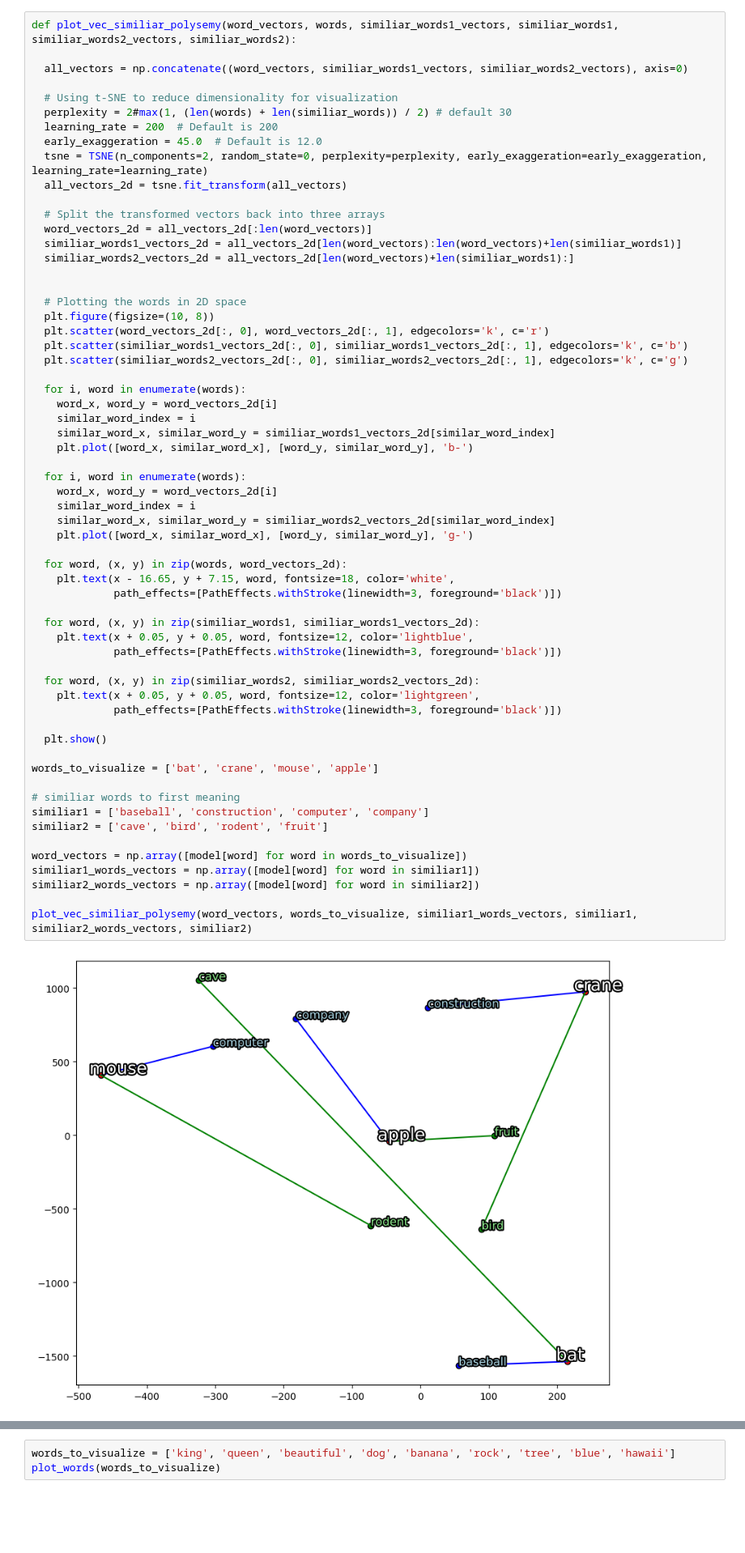
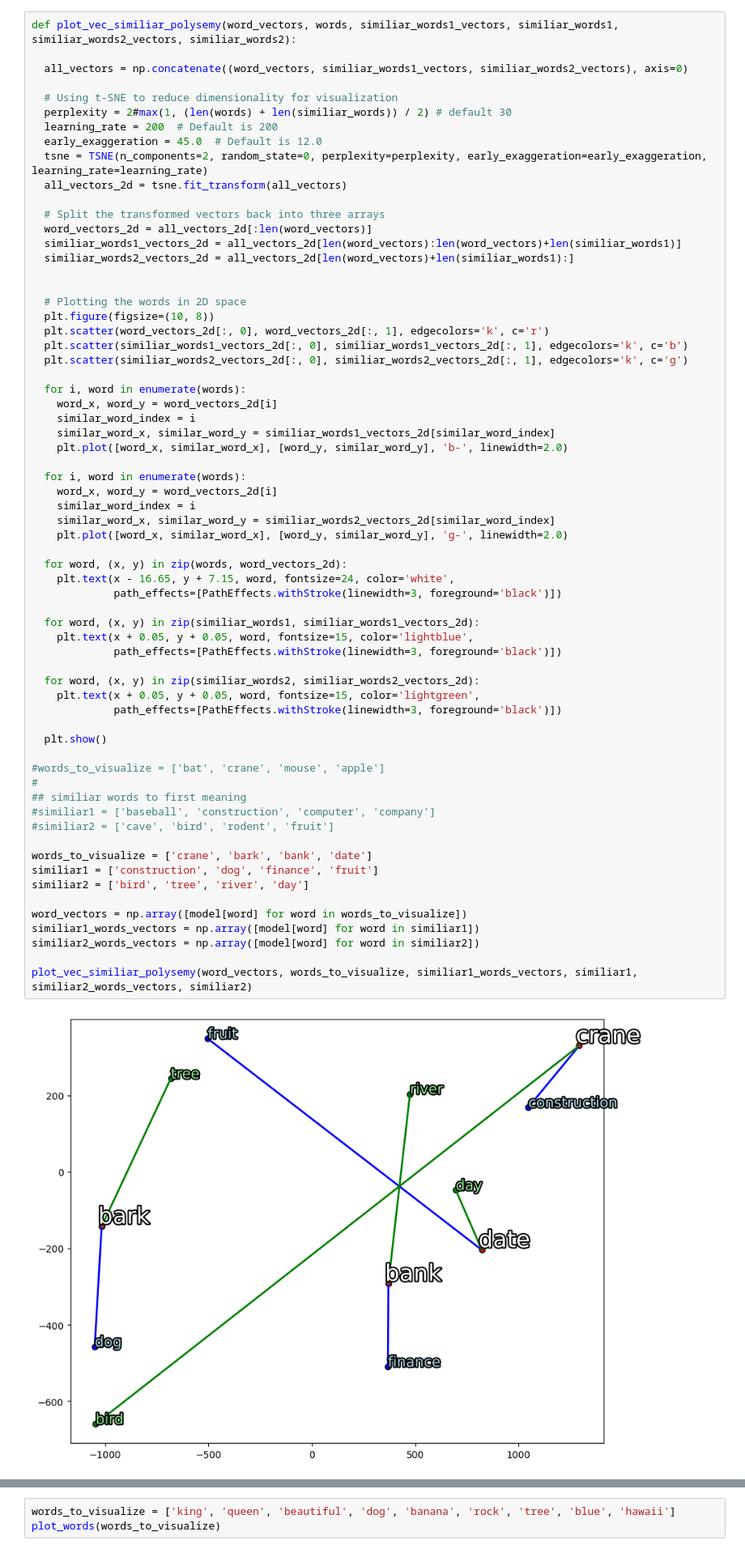
Before and after one commit to lettucegoblin/Machine-Learning-Illustrated-Examples, a Jupyter notebook: Exploring higher dimensional visualization.ipynb, the cells around one changed output, grey strips where cells are left out. Shown at 81% size. Saved outputs shown, nothing was run; the diff lists cells and outputs as text; blank space fills up the shorter version.

```diff
--- a/Exploring higher dimensional visualization.ipynb
+++ b/Exploring higher dimensional visualization.ipynb
@@ -177,43 +177,47 @@ def plot_vec_similiar_polysemy(word_vectors, words, similiar_words1_vectors, sim
 
   for i, word in enumerate(words):
     word_x, word_y = word_vectors_2d[i]
     similar_word_index = i
     similar_word_x, similar_word_y = similiar_words1_vectors_2d[similar_word_index]
-    plt.plot([word_x, similar_word_x], [word_y, similar_word_y], 'b-')
+    plt.plot([word_x, similar_word_x], [word_y, similar_word_y], 'b-', linewidth=2.0)
 
   for i, word in enumerate(words):
     word_x, word_y = word_vectors_2d[i]
     similar_word_index = i
     similar_word_x, similar_word_y = similiar_words2_vectors_2d[similar_word_index]
-    plt.plot([word_x, similar_word_x], [word_y, similar_word_y], 'g-')
+    plt.plot([word_x, similar_word_x], [word_y, similar_word_y], 'g-', linewidth=2.0)
 
   for word, (x, y) in zip(words, word_vectors_2d):
-    plt.text(x - 16.65, y + 7.15, word, fontsize=18, color='white',
+    plt.text(x - 16.65, y + 7.15, word, fontsize=24, color='white',
              path_effects=[PathEffects.withStroke(linewidth=3, foreground='black')])
 
   for word, (x, y) in zip(similiar_words1, similiar_words1_vectors_2d):
-    plt.text(x + 0.05, y + 0.05, word, fontsize=12, color='lightblue',
+    plt.text(x + 0.05, y + 0.05, word, fontsize=15, color='lightblue',
              path_effects=[PathEffects.withStroke(linewidth=3, foreground='black')])
 
   for word, (x, y) in zip(similiar_words2, similiar_words2_vectors_2d):
-    plt.text(x + 0.05, y + 0.05, word, fontsize=12, color='lightgreen',
+    plt.text(x + 0.05, y + 0.05, word, fontsize=15, color='lightgreen',
              path_effects=[PathEffects.withStroke(linewidth=3, foreground='black')])
 
   plt.show()
 
-words_to_visualize = ['bat', 'crane', 'mouse', 'apple']
+#words_to_visualize = ['bat', 'crane', 'mouse', 'apple']
+#
+## similiar words to first meaning
+#similiar1 = ['baseball', 'construction', 'computer', 'company']
+#similiar2 = ['cave', 'bird', 'rodent', 'fruit']
 
-# similiar words to first meaning
-similiar1 = ['baseball', 'construction', 'computer', 'company']
-similiar2 = ['cave', 'bird', 'rodent', 'fruit']
+words_to_visualize = ['crane', 'bark', 'bank', 'date']
+similiar1 = ['construction', 'dog', 'finance', 'fruit']
+similiar2 = ['bird', 'tree', 'river', 'day']
 
 word_vectors = np.array([model[word] for word in words_to_visualize])
 similiar1_words_vectors = np.array([model[word] for word in similiar1])
 similiar2_words_vectors = np.array([model[word] for word in similiar2])
 
 plot_vec_similiar_polysemy(word_vectors, words_to_visualize, similiar1_words_vectors, similiar1, similiar2_words_vectors, similiar2)
 # %% [output]
-[figure, old version]
+[figure, new version]
 # %%
 
 
```
